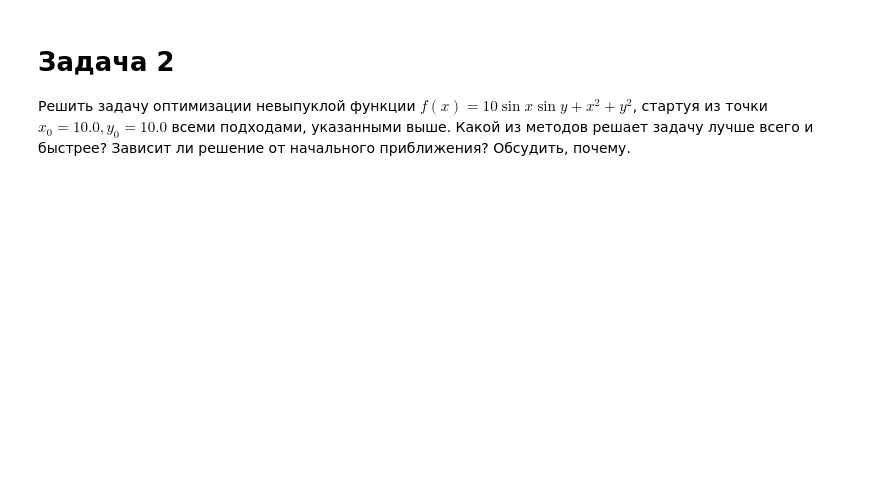
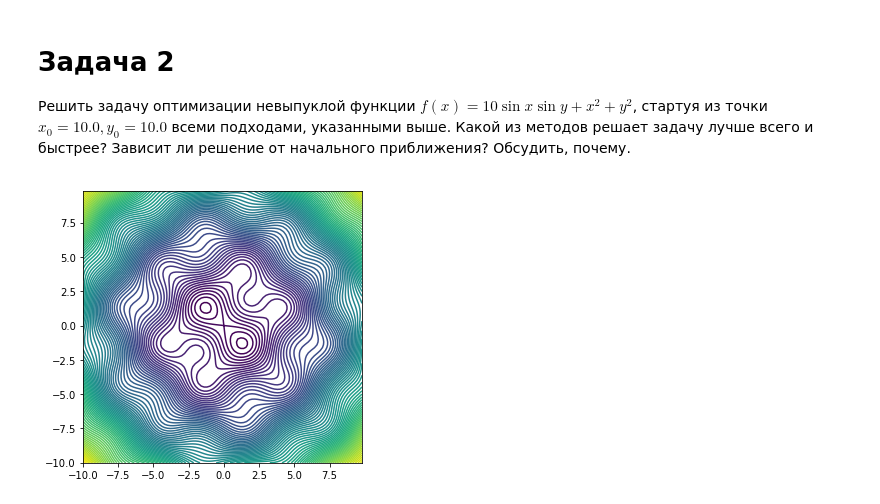
Before and after one commit to MarQuisCheshire/samsungJupyterNotebooks, a Jupyter notebook: Lesson 2 Optimization package.ipynb, the cells around one changed output. Cells and saved outputs as stored; diff of their text form; code cells hidden in the pictures; blank space fills up the shorter version.

```diff
--- a/Lesson 2 Optimization package.ipynb
+++ b/Lesson 2 Optimization package.ipynb
@@ -110,3 +147,11 @@ def objective(inp):
 # Задача 2
 Решить задачу оптимизации невыпуклой функции $f(x) = 10\sin x \sin y  + x^2 + y^2$, стартуя из точки $x_0 = 10.0, y_0 = 10.0$ всеми подходами, указанными выше.
 Какой из методов решает задачу лучше всего и быстрее? Зависит ли решение от начального приближения? Обсудить, почему.
+# %%
+def objective(inp):
+    return 10 * torch.sin(inp[0]) * torch.sin(inp[1]) + inp[0] ** 2 + inp[1] **2
+def objective2(inp):
+    return (10 * np.sin(inp[0]) * np.sin(inp[1]) + inp[0] **2 + inp[1]**2)[0]
+show_contours(objective2)
+# %% [output]
+[figure, added]
```
Also changed, not shown: parts of 3 cells of this notebook.
